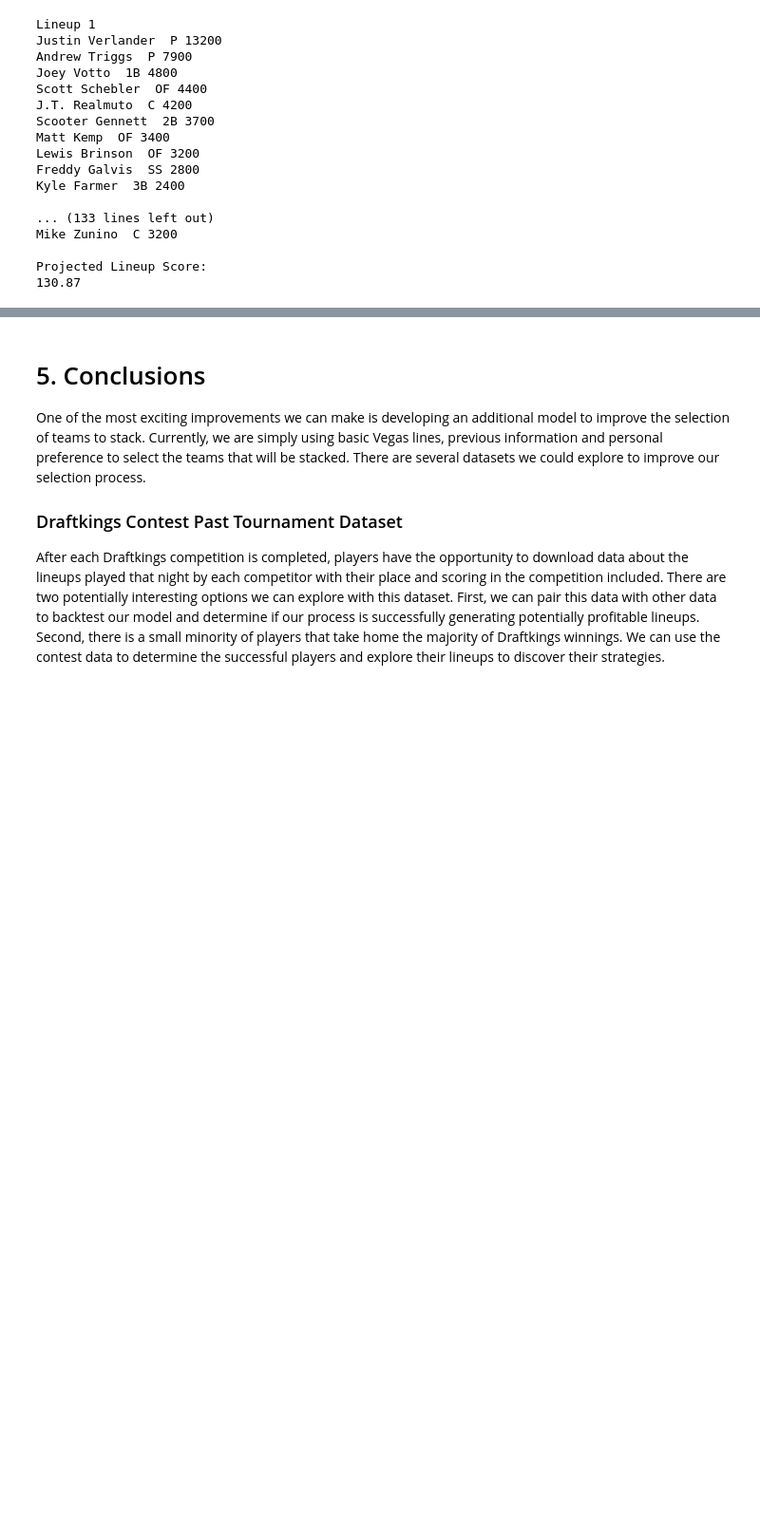
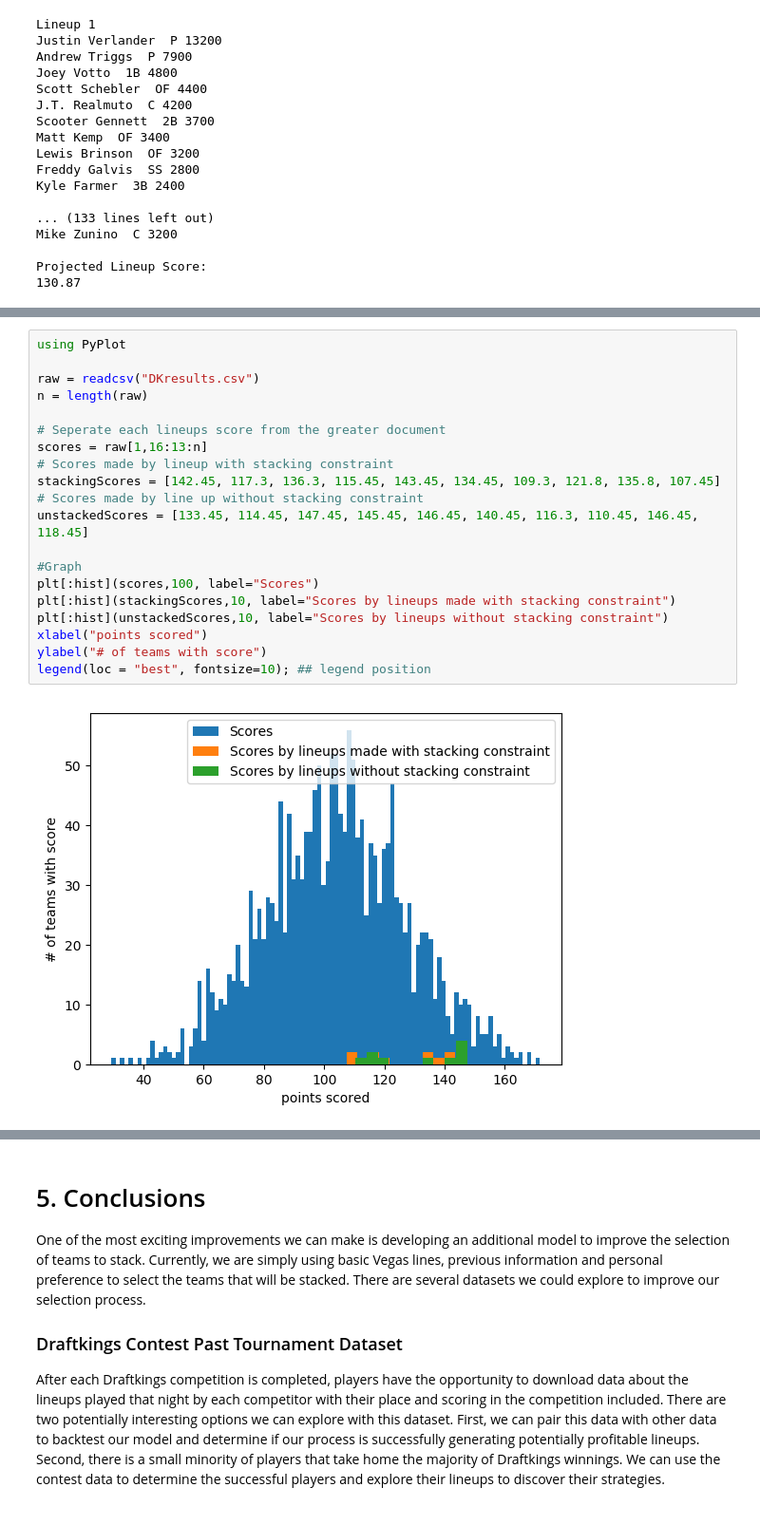
Before and after one commit to bbroeking/LineupOptimizer, a Jupyter notebook: LineupOptimization.ipynb, the cells around one changed output, grey strips where cells are left out. Shown at 95% size. Saved outputs shown, nothing was run; the diff lists cells and outputs as text; blank space fills up the shorter version.

```diff
--- a/LineupOptimization.ipynb
+++ b/LineupOptimization.ipynb
@@ -677,0 +823,22 @@ We used our model to generate thirty different Draftkings lineups for May 6th 20
+# %%
+using PyPlot
+
+raw = readcsv("DKresults.csv")
+n = length(raw)
+
+# Seperate each lineups score from the greater document
+scores = raw[1,16:13:n]
+# Scores made by lineup with stacking constraint
+stackingScores = [142.45, 117.3, 136.3, 115.45, 143.45, 134.45, 109.3, 121.8, 135.8, 107.45]
+# Scores made by line up without stacking constraint
+unstackedScores = [133.45, 114.45, 147.45, 145.45, 146.45, 140.45, 116.3, 110.45, 146.45, 118.45]
+
+#Graph
+plt[:hist](scores,100, label="Scores")
+plt[:hist](stackingScores,10, label="Scores by lineups made with stacking constraint")
+plt[:hist](unstackedScores,10, label="Scores by lineups without stacking constraint")
+xlabel("points scored")
+ylabel("# of teams with score")
+legend(loc = "best", fontsize=10); ## legend position
+# %% [output]
+[figure, added]
```
Also changed, not shown: parts of 6 cells of this notebook.
